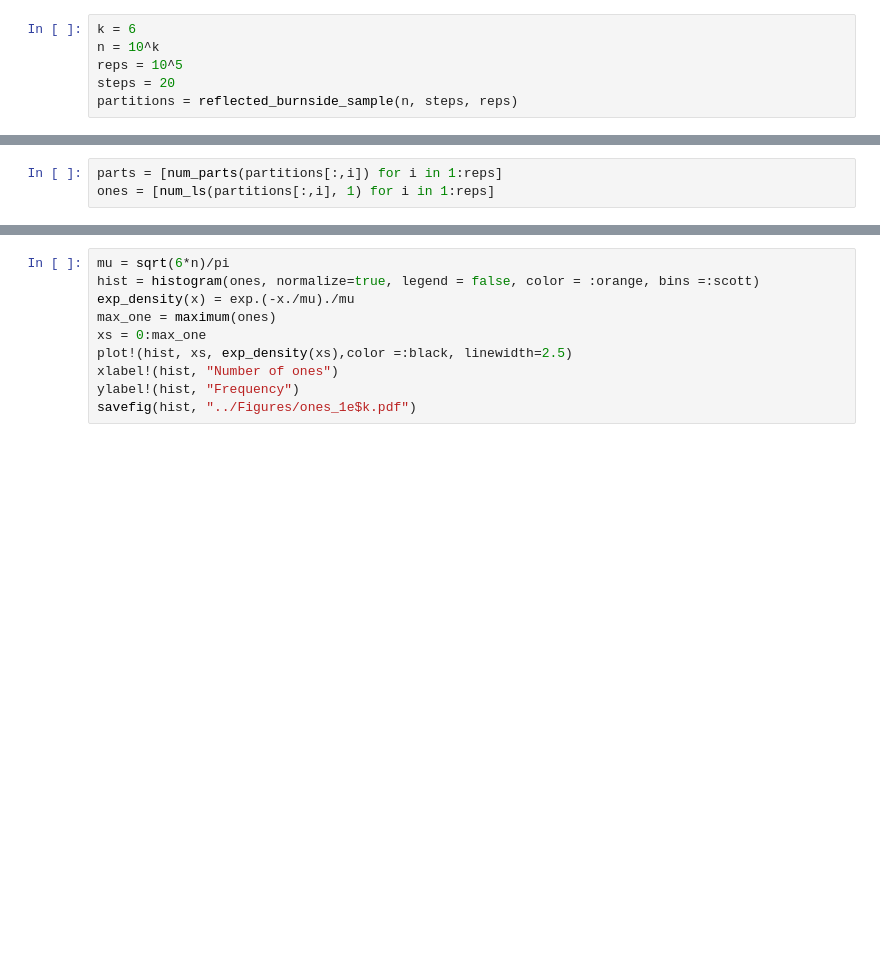
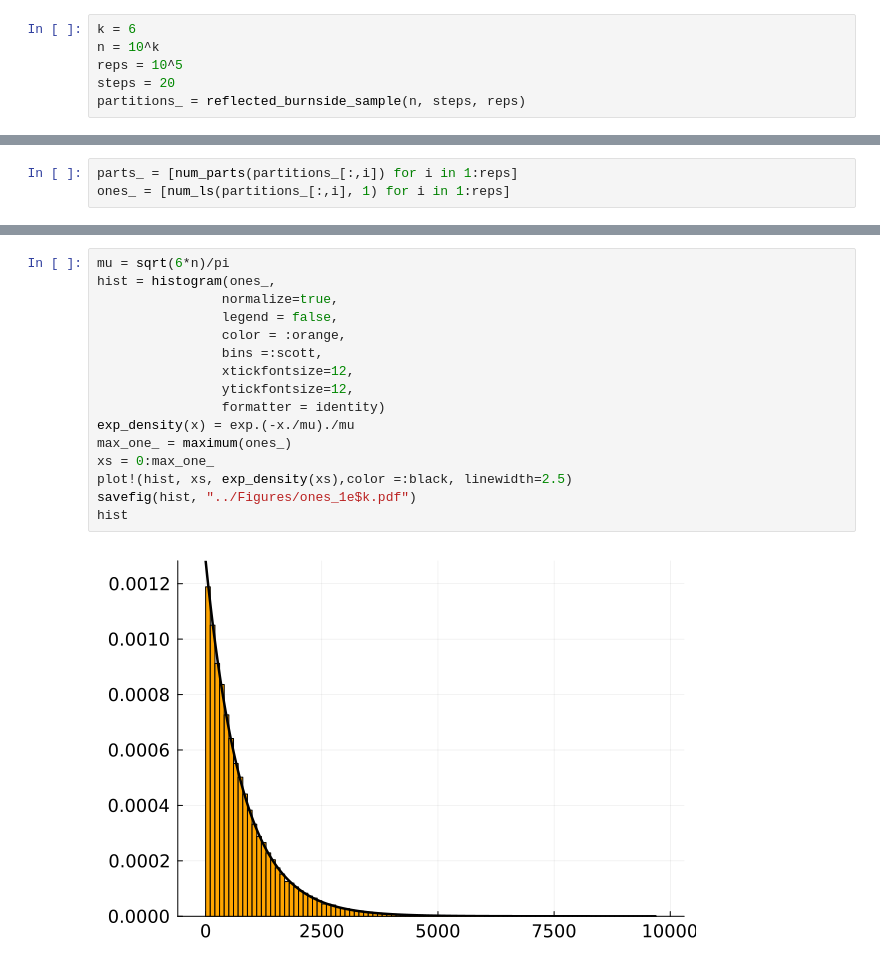
Before and after one commit to Michael-Howes/BurnsideProcess, a Jupyter notebook: Examples/partitions_examples.ipynb, the cells around one changed output, grey strips where cells are left out. Cells and saved outputs as stored; diff of their text form; blank space fills up the shorter version.

```diff
--- a/Examples/partitions_examples.ipynb
+++ b/Examples/partitions_examples.ipynb
@@ -38,4 +76,4 @@ k = 6
 n = 10^k
 reps = 10^5
 steps = 20
-partitions = reflected_burnside_sample(n, steps, reps)
+partitions_ = reflected_burnside_sample(n, steps, reps)
@@ -42,3 +98,3 @@ partitions = reflected_burnside_sample(n, steps, reps)
 # %%
-parts = [num_parts(partitions[:,i]) for i in 1:reps]
-ones = [num_ls(partitions[:,i], 1) for i in 1:reps]
+parts_ = [num_parts(partitions_[:,i]) for i in 1:reps]
+ones_ = [num_ls(partitions_[:,i], 1) for i in 1:reps]
@@ -45,13 +119,21 @@ ones = [num_ls(partitions[:,i], 1) for i in 1:reps]
 # %%
 mu = sqrt(6*n)/pi
-hist = histogram(ones, normalize=true, legend = false, color = :orange, bins =:scott)
+hist = histogram(ones_,
+                normalize=true,
+                legend = false,
+                color = :orange,
+                bins =:scott,
+                xtickfontsize=12,
+                ytickfontsize=12,
+                formatter = identity)
 exp_density(x) = exp.(-x./mu)./mu
-max_one = maximum(ones)
-xs = 0:max_one
+max_one_ = maximum(ones_)
+xs = 0:max_one_
 plot!(hist, xs, exp_density(xs),color =:black, linewidth=2.5)
-xlabel!(hist, "Number of ones")
-ylabel!(hist, "Frequency")
 savefig(hist, "../Figures/ones_1e$k.pdf")
+hist
+# %% [output]
+[figure, added]
 # %%
 scale = sqrt(6*n)/pi
 loc = log(sqrt(6*n)/pi)*scale
```
Also changed, not shown: parts of 8 cells of this notebook, 4 other files.
